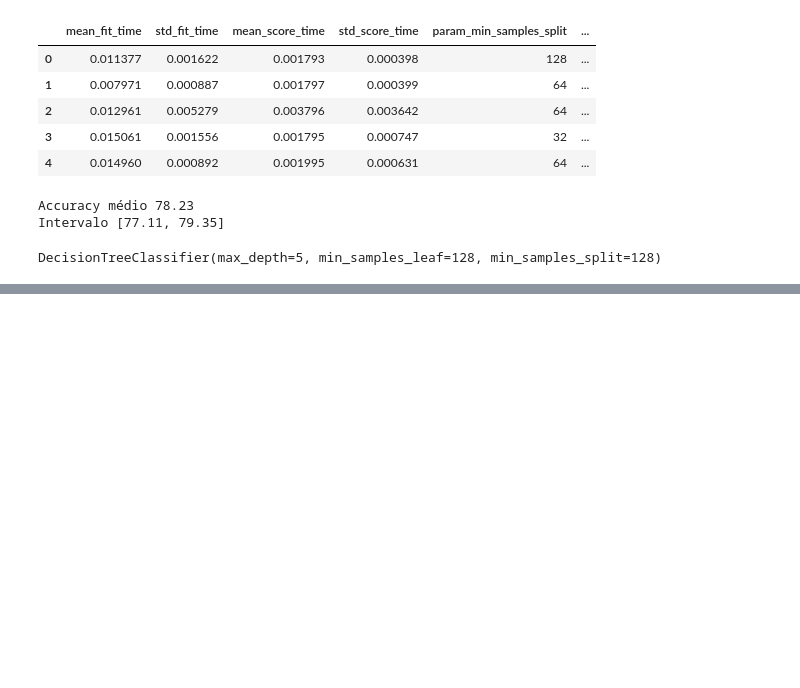
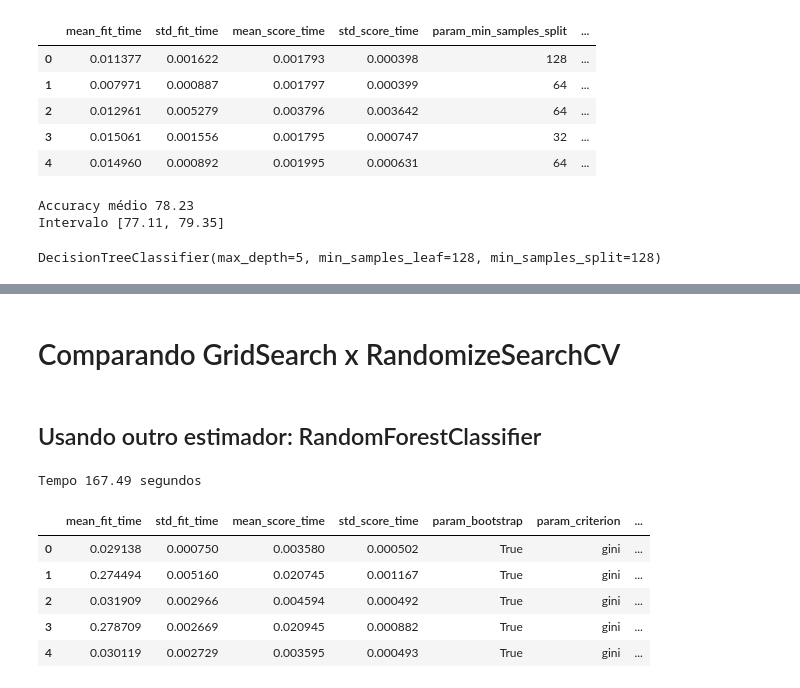
Before and after one commit to matheus7c/data-science, a Jupyter notebook: machine-learning/08-machine-learning-otimizacao-com-exploracao-aleatoria/01-lesson.ipynb, the cells around one changed output, grey strips where cells are left out. Drawn from its saved outputs; the diff is of its cells as text; code cells hidden in the pictures; blank space fills up the shorter version.

```diff
--- a/machine-learning/08-machine-learning-otimizacao-com-exploracao-aleatoria/01-lesson.ipynb
+++ b/machine-learning/08-machine-learning-otimizacao-com-exploracao-aleatoria/01-lesson.ipynb
@@ -677,0 +807,42 @@ graph
+# %% [markdown]
+# Comparando GridSearch x RandomizeSearchCV
+# %% [markdown]
+## Usando outro estimador: RandomForestClassifier
+# %%
+from sklearn.ensemble import RandomForestClassifier
+import time
+
+SEED=301
+np.random.seed(SEED)
+
+espaco_de_parametros = {
+    "n_estimators" : [10, 100],
+    "max_depth" : [3, 5],
+    "min_samples_split": [32, 64, 128],
+    "min_samples_leaf": [32, 64, 128],
+    "bootstrap" : [True, False],
+    "criterion": ["gini", "entropy"]
+
+}
+
+tic = time.time()
+busca = GridSearchCV(RandomForestClassifier(),
+                    espaco_de_parametros,
+                    cv = KFold(n_splits = 5, shuffle=True))
+busca.fit(x_azar, y_azar)
+tac = time.time()
+tempo_que_passou = tac - tic
+print("Tempo %.2f segundos" % tempo_que_passou)
+
+
+
+resultados = pd.DataFrame(busca.cv_results_)
+resultados.head()
+# %% [output]
+Tempo 167.49 segundos
+|  | mean_fit_time | std_fit_time | mean_score_time | std_score_time | param_bootstrap | param_criterion | ... |
+| 0 | 0.029138 | 0.000750 | 0.003580 | 0.000502 | True | gini | ... |
+| 1 | 0.274494 | 0.005160 | 0.020745 | 0.001167 | True | gini | ... |
+| 2 | 0.031909 | 0.002966 | 0.004594 | 0.000492 | True | gini | ... |
+| 3 | 0.278709 | 0.002669 | 0.020945 | 0.000882 | True | gini | ... |
+| 4 | 0.030119 | 0.002729 | 0.003595 | 0.000493 | True | gini | ... |
```
Also changed, not shown: parts of 19 cells of this notebook.
